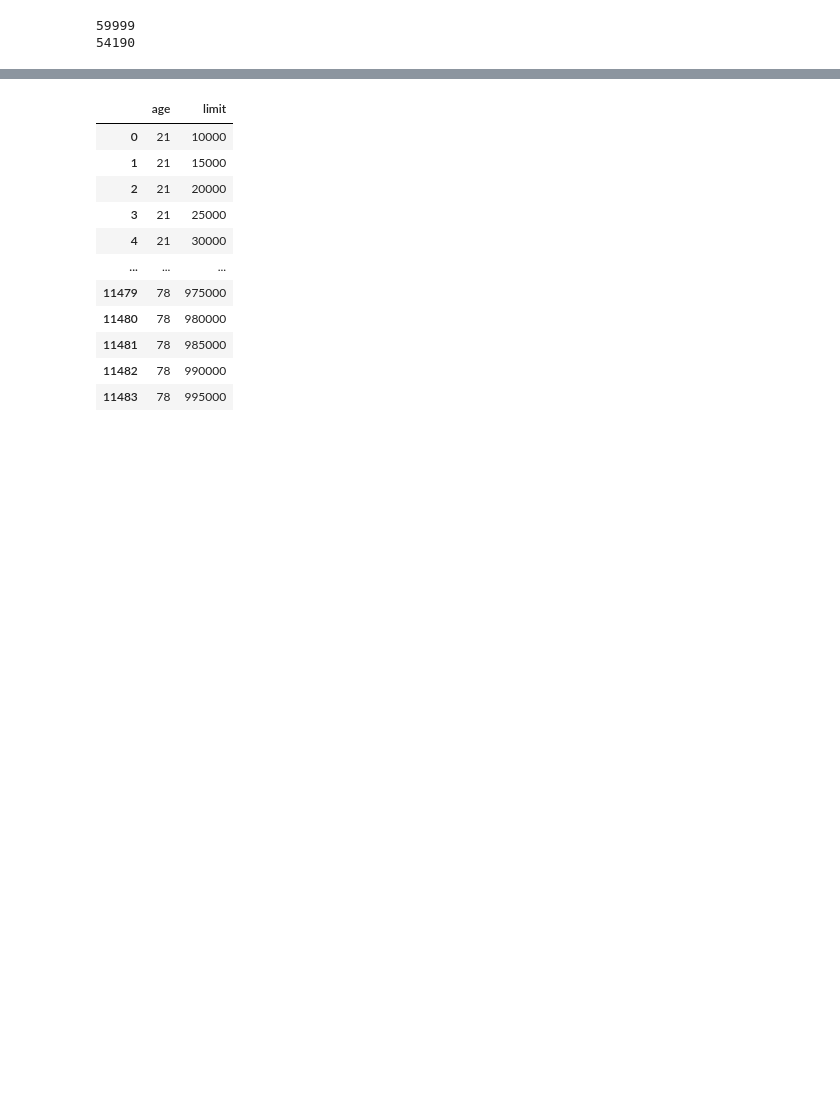
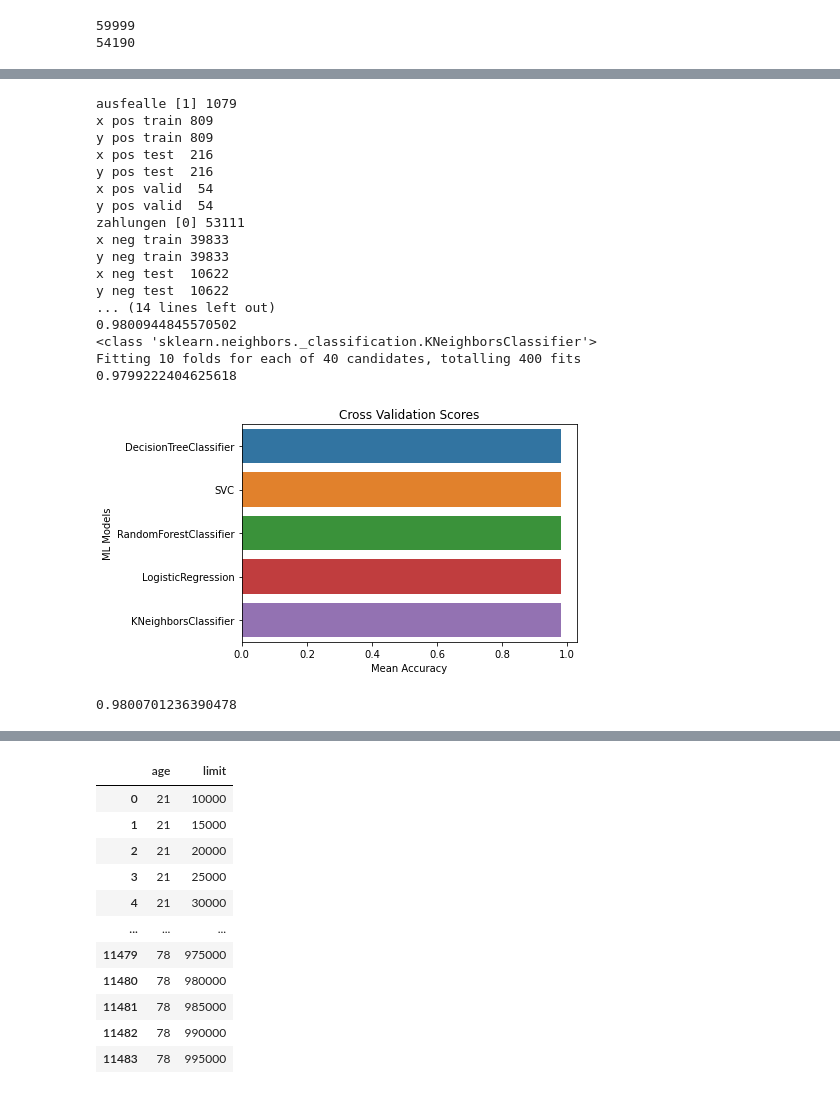
Before and after one commit to janbraunsdorff/Data-Journey, a Jupyter notebook: kredit-001_deskriptive.ipynb, the cells around one changed output, grey strips where cells are left out. Drawn from its saved outputs; the diff is of its cells as text; code cells hidden in the pictures; blank space fills up the shorter version.

```diff
--- a/kredit-001_deskriptive.ipynb
+++ b/kredit-001_deskriptive.ipynb
@@ -660,0 +592,22 @@ KeyboardInterrupt:
+# %%
+votingC_2, X_train, X_test, y_train, y_test = run(df)
+# %% [output]
+ausfealle [1] 1079
+x pos train 809
+y pos train 809
+x pos test  216
+y pos test  216
+x pos valid  54
+y pos valid  54
+zahlungen [0] 53111
+x neg train 39833
+y neg train 39833
+x neg test  10622
+y neg test  10622
+... (14 lines left out)
+0.9800944845570502
+<class 'sklearn.neighbors._classification.KNeighborsClassifier'>
+Fitting 10 folds for each of 40 candidates, totalling 400 fits
+0.9799222404625618
+[figure, added]
+0.9800701236390478
```
Also changed, not shown: parts of 11 cells of this notebook.
